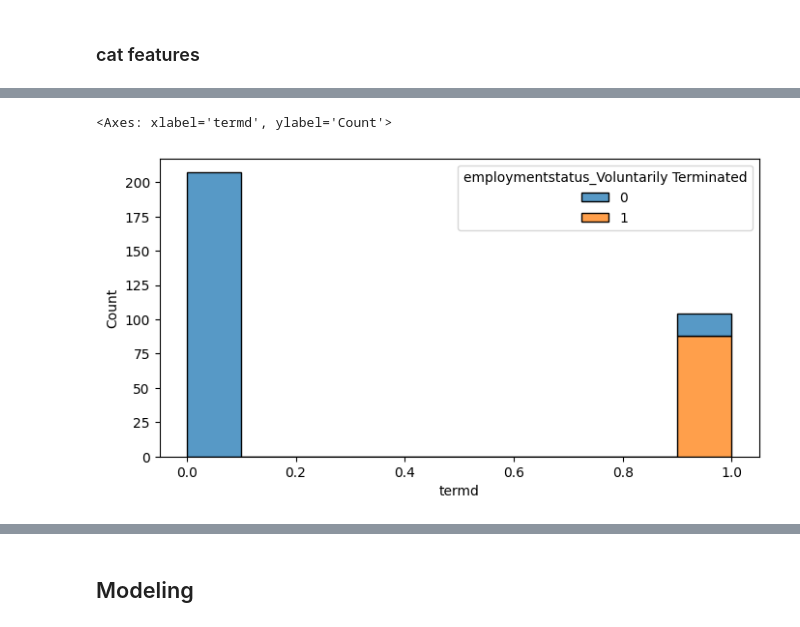
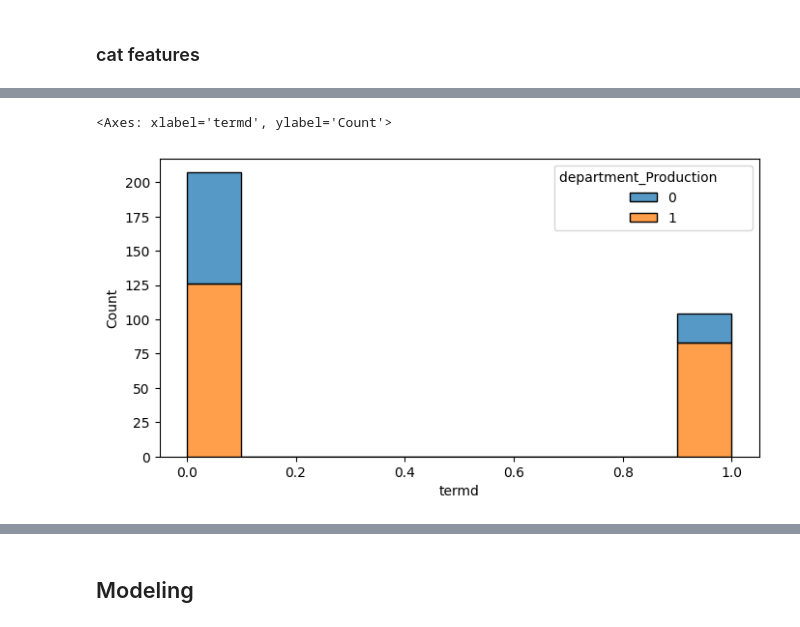
Before and after one commit to adrianacupp/Human_Resources_Data_Set, a Jupyter notebook: notebooks/data_cleaning.ipynb, the cells around one changed output, grey strips where cells are left out. Saved outputs shown, nothing was run; the diff lists cells and outputs as text; code cells hidden in the pictures.

```diff
--- a/notebooks/data_cleaning.ipynb
+++ b/notebooks/data_cleaning.ipynb
@@ -517,0 +510,5 @@ cat_nom_encoded
+# %%
+# transform yws and no in 1 and 0 in hispaniclatino
+print(bin_col['hispaniclatino'].value_counts())
+bin_col['hispaniclatino'] = bin_col['hispaniclatino'].str.lower().map({'yes': 1, 'no': 0})
+print(bin_col['hispaniclatino'].value_counts())
@@ -517,0 +529,13 @@ cat_nom_encoded
+# %%
+# Extract the column to be encoded
+column_to_encode = ord_col[['empsatisfaction']]
+
+# Initialize the OrdinalEncoder
+ordinal_encoder = OrdinalEncoder()
+
+# Fit and transform the encoder on the selected column
+encoded_column = ordinal_encoder.fit_transform(column_to_encode)
+
+# Replace the original column in the DataFrame with the encoded values
+ord_col['empsatisfaction'] = encoded_column
+ord_col['empsatisfaction'].head()
@@ -518,7 +554,7 @@ cat_nom_encoded
 # %%
 #general merge
-hr = pd.concat([cat_nom_encoded,num_df],axis=1)
-hr.drop(columns='age',axis=1,inplace=True)
+hr = pd.concat([cat_nom_encoded,con_col,ord_col,bin_col],axis=1)
+hr = hr.drop(columns=['lastperformancereview_date'])
 hr.head()
 # %% [output]
 |  | position_Accountant I | position_Administrative Assistant | position_Area Sales Manager | position_BI Developer | ... |
@@ -528,7 +564,7 @@ hr.head()
 | 3 | 0 | 0 | 0 | 0 | ... |
 | 4 | 0 | 0 | 0 | 0 | ... |
 # %%
-hr.set_index('empid',  inplace=True)
+hr.set_index(df['empid'],  inplace=True)
 hr.sort_index(ascending=True, inplace=True)
 # %%
 hr.head()
@@ -608,6 +641,7 @@ Name: termd, dtype: int64
 # %%
+#plot termd per department_Production
 fig, ax = plt.subplots(figsize=(8,4))
-sns.histplot(x='termd', hue='employmentstatus_Voluntarily Terminated',data=hr, stat='count', ax = ax, multiple='stack' )
+sns.histplot(x='termd', hue='department_Production       ',data=hr, stat='count', ax = ax, multiple='stack' )
 # %% [output]
 <Axes: xlabel='termd', ylabel='Count'>
-[figure, old version]
+[figure, new version]
```
Also changed, not shown: parts of 35 cells of this notebook, 1 other file.
